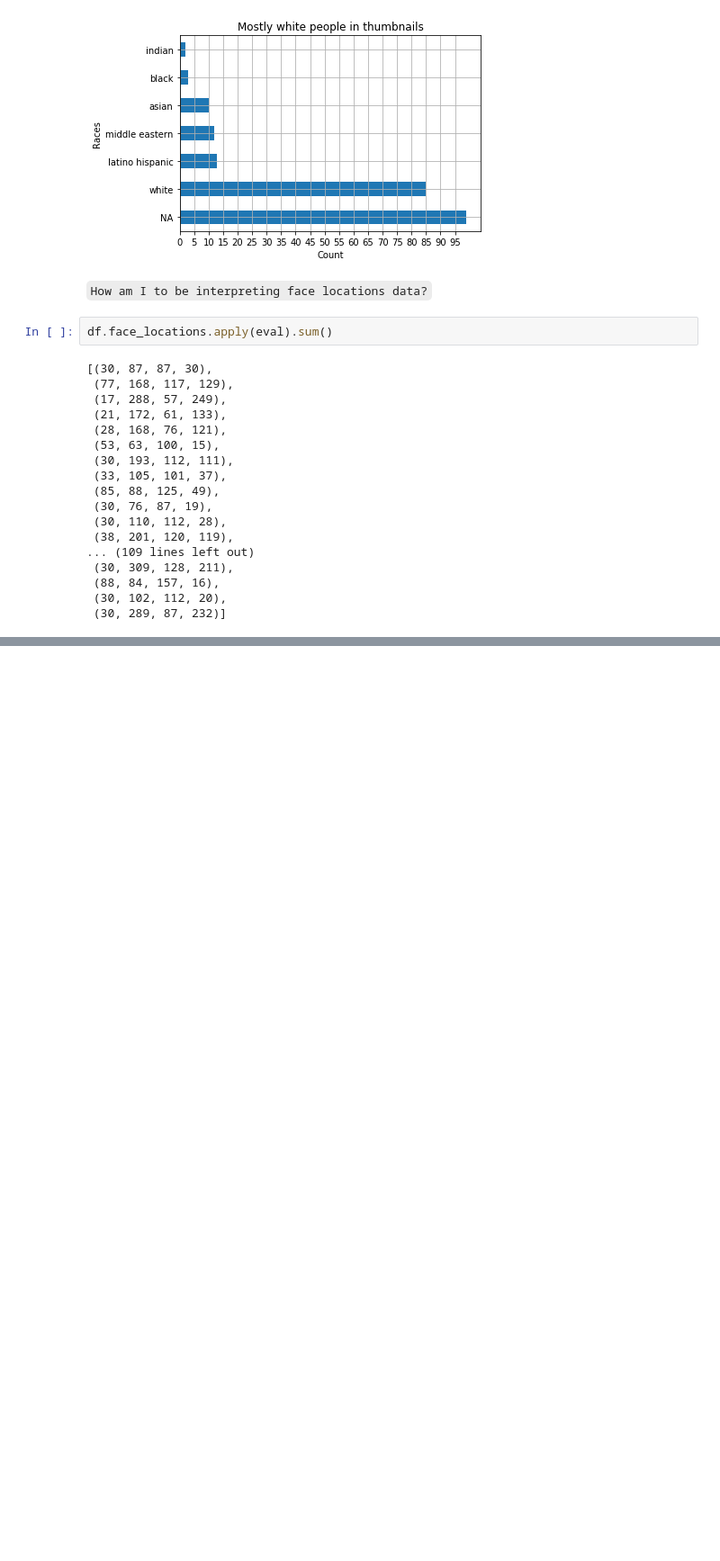
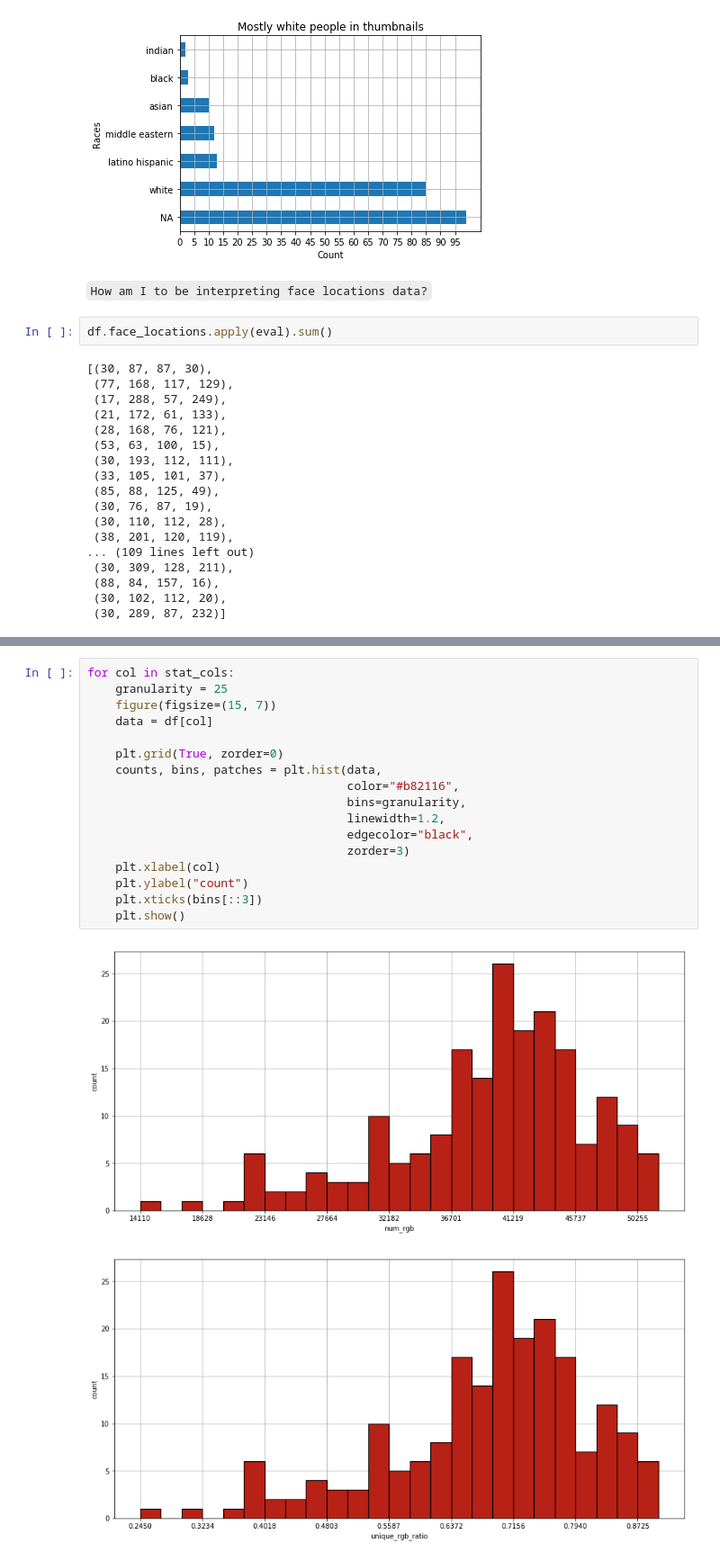
Before and after one commit to codencoding/Red-Means-Go, a Jupyter notebook: notebooks/reports/metadata_eda_coden.ipynb, the cells around one changed output, grey strips where cells are left out. Shown at 90% size. Saved outputs shown, nothing was run; the diff lists cells and outputs as text; blank space fills up the shorter version.

```diff
--- a/notebooks/reports/metadata_eda_coden.ipynb
+++ b/notebooks/reports/metadata_eda_coden.ipynb
@@ -129,0 +177,20 @@ df.face_locations.apply(eval).sum()
+# %%
+for col in stat_cols:
+    granularity = 25
+    figure(figsize=(15, 7))
+    data = df[col]
+
+    plt.grid(True, zorder=0)
+    counts, bins, patches = plt.hist(data,
+                                     color="#b82116",
+                                     bins=granularity,
+                                     linewidth=1.2,
+                                     edgecolor="black",
+                                     zorder=3)
+    plt.xlabel(col)
+    plt.ylabel("count")
+    plt.xticks(bins[::3])
+    plt.show()
+# %% [output]
+[figure, added]
+[figure, added]
```
Also changed, not shown: parts of 9 cells of this notebook.
